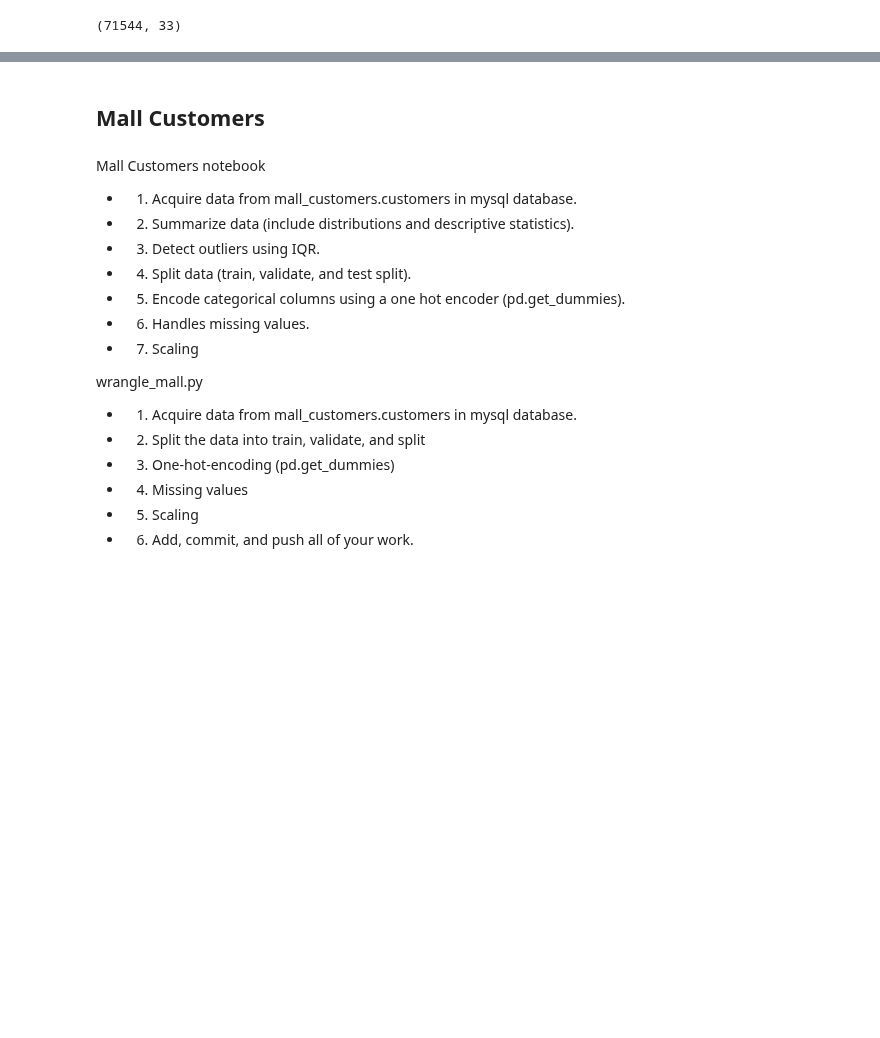
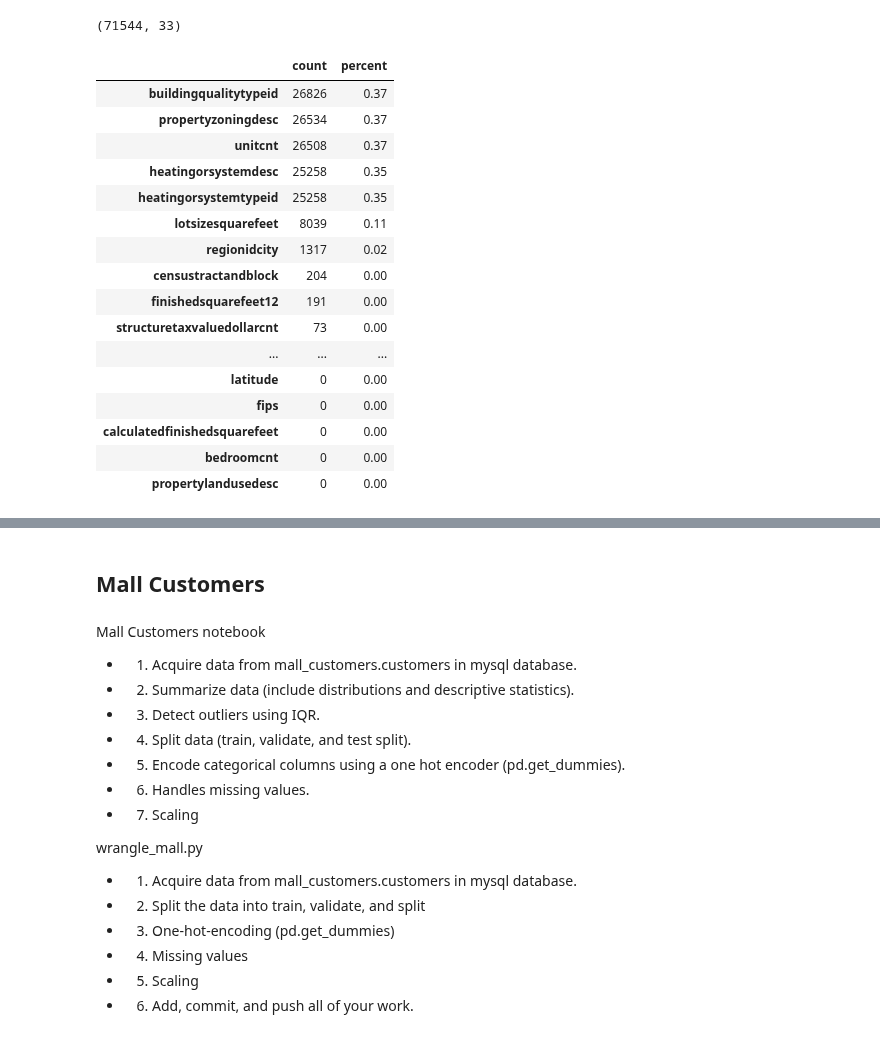
Before and after one commit to rachelrobbinsmayhill/clustering-exercises, a Jupyter notebook: zillow.ipynb, the cells around one changed output, grey strips where cells are left out. Drawn from its saved outputs; the diff is of its cells as text; code cells hidden in the pictures; blank space fills up the shorter version.

```diff
--- a/zillow.ipynb
+++ b/zillow.ipynb
@@ -231,3 +241,23 @@ df.head()
 df.shape
 # %% [output]
 (71544, 33)
+# %%
+wrangle_zillow.missing_values_per_column(df)
+# %% [output]
+|  | count | percent |
+| buildingqualitytypeid | 26826 | 0.37 |
+| propertyzoningdesc | 26534 | 0.37 |
+| unitcnt | 26508 | 0.37 |
+| heatingorsystemdesc | 25258 | 0.35 |
+| heatingorsystemtypeid | 25258 | 0.35 |
+| lotsizesquarefeet | 8039 | 0.11 |
+| regionidcity | 1317 | 0.02 |
+| censustractandblock | 204 | 0.00 |
+| finishedsquarefeet12 | 191 | 0.00 |
+| structuretaxvaluedollarcnt | 73 | 0.00 |
+| ... | ... | ... |
+| latitude | 0 | 0.00 |
+| fips | 0 | 0.00 |
+| calculatedfinishedsquarefeet | 0 | 0.00 |
+| bedroomcnt | 0 | 0.00 |
+| propertylandusedesc | 0 | 0.00 |
```
Also changed, not shown: parts of 5 cells of this notebook.
